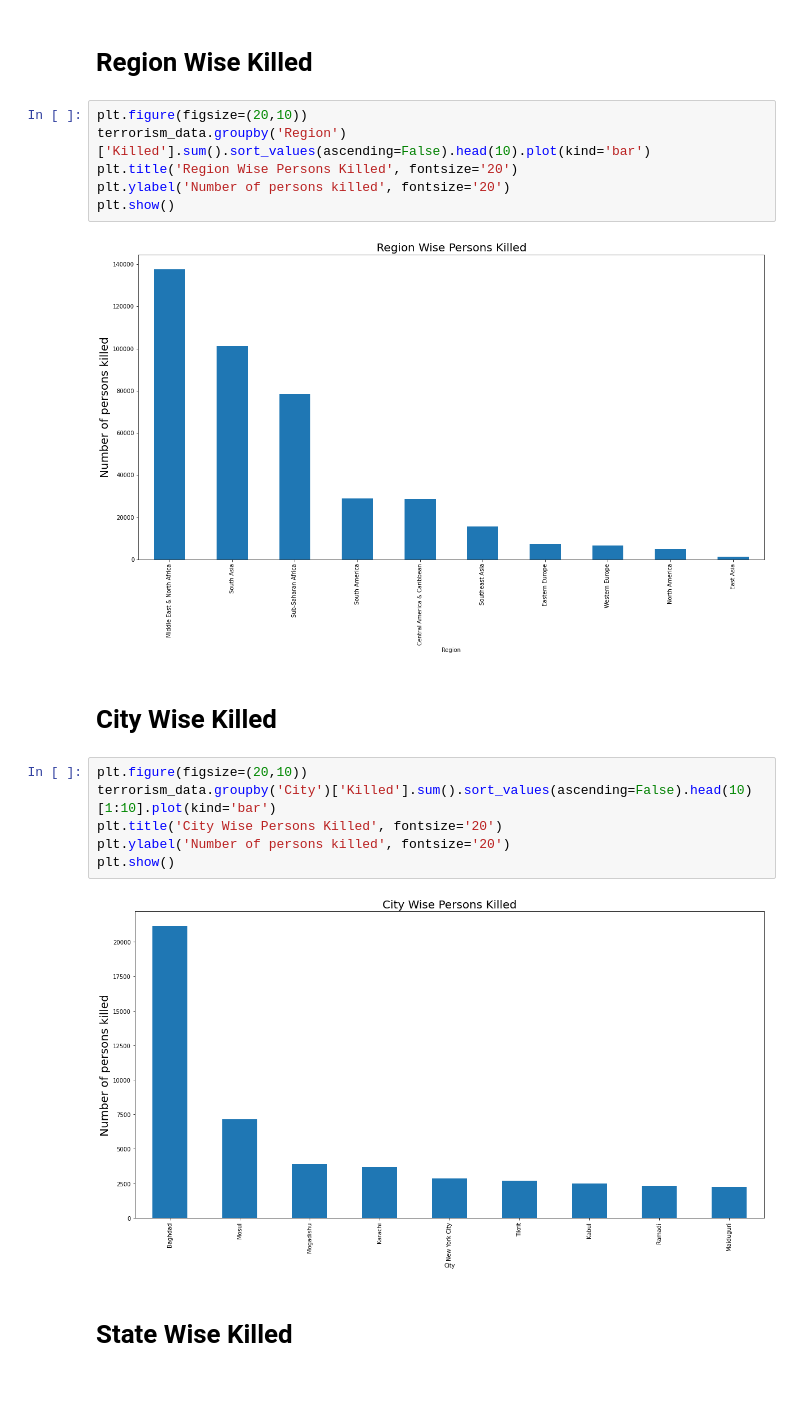
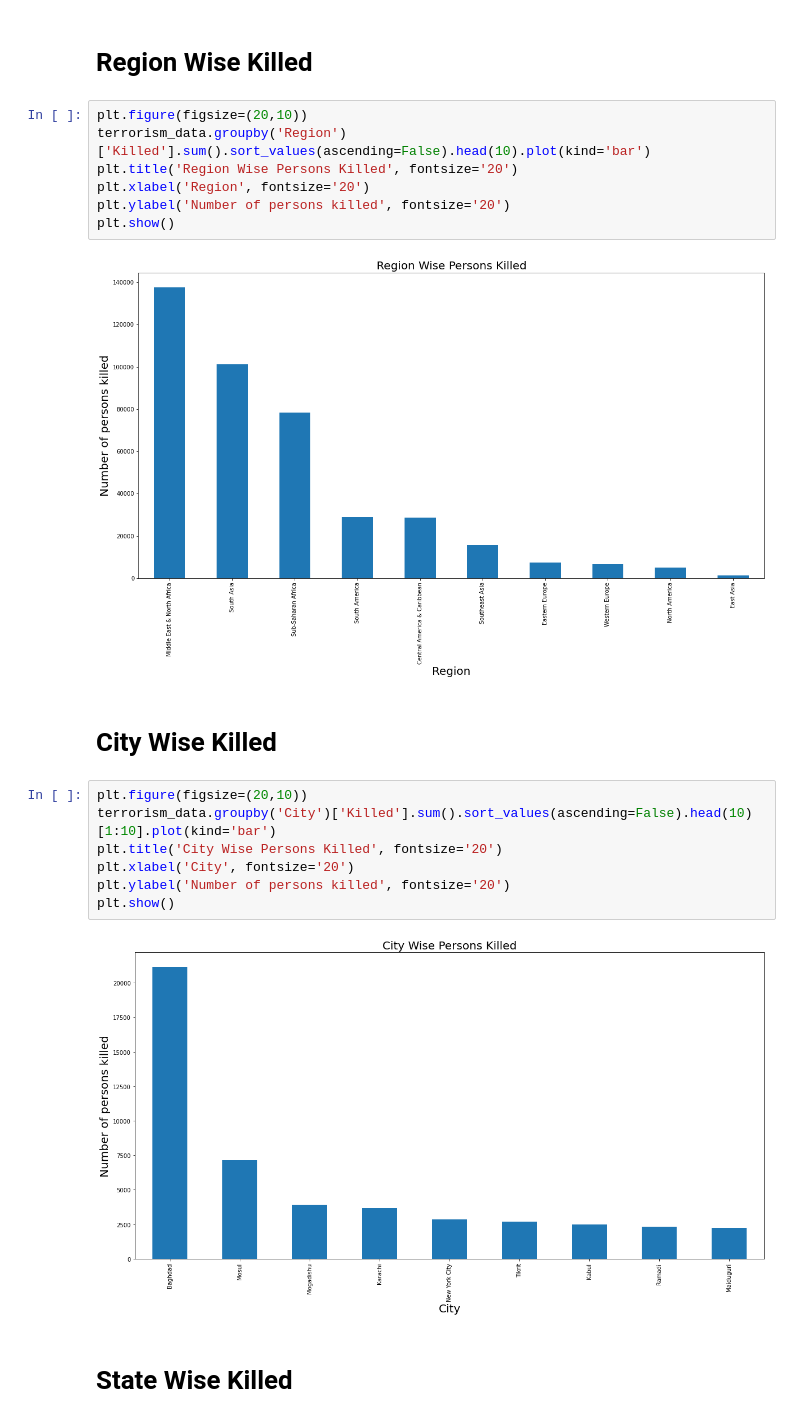
Before and after one commit to Archita-K/LGMVIP-DataScience, a Jupyter notebook: Intermediate Level/Task 1 - Exploratory Data Analysis on Dataset - Terrorism/Exploratory Data Analysis on Dataset - Terrorism.ipynb, the cells around one changed output. Saved outputs shown, nothing was run; the diff lists cells and outputs as text; blank space fills up the shorter version.

```diff
--- a/Intermediate Level/Task 1 - Exploratory Data Analysis on Dataset - Terrorism/Exploratory Data Analysis on Dataset - Terrorism.ipynb
+++ b/Intermediate Level/Task 1 - Exploratory Data Analysis on Dataset - Terrorism/Exploratory Data Analysis on Dataset - Terrorism.ipynb
@@ -303,20 +306,22 @@ plt.show()
 plt.figure(figsize=(20,10))
 terrorism_data.groupby('Region')['Killed'].sum().sort_values(ascending=False).head(10).plot(kind='bar')
 plt.title('Region Wise Persons Killed', fontsize='20')
+plt.xlabel('Region', fontsize='20')
 plt.ylabel('Number of persons killed', fontsize='20')
 plt.show()
 # %% [output]
-[figure, old version]
+[figure, new version]
 # %% [markdown]
 # City Wise Killed
 # %%
 plt.figure(figsize=(20,10))
 terrorism_data.groupby('City')['Killed'].sum().sort_values(ascending=False).head(10)[1:10].plot(kind='bar')
 plt.title('City Wise Persons Killed', fontsize='20')
+plt.xlabel('City', fontsize='20')
 plt.ylabel('Number of persons killed', fontsize='20')
 plt.show()
 # %% [output]
-[figure, old version]
+[figure, new version]
 # %% [markdown]
 # State Wise Killed
 # %%
```
Also changed, not shown: parts of 3 cells of this notebook.
